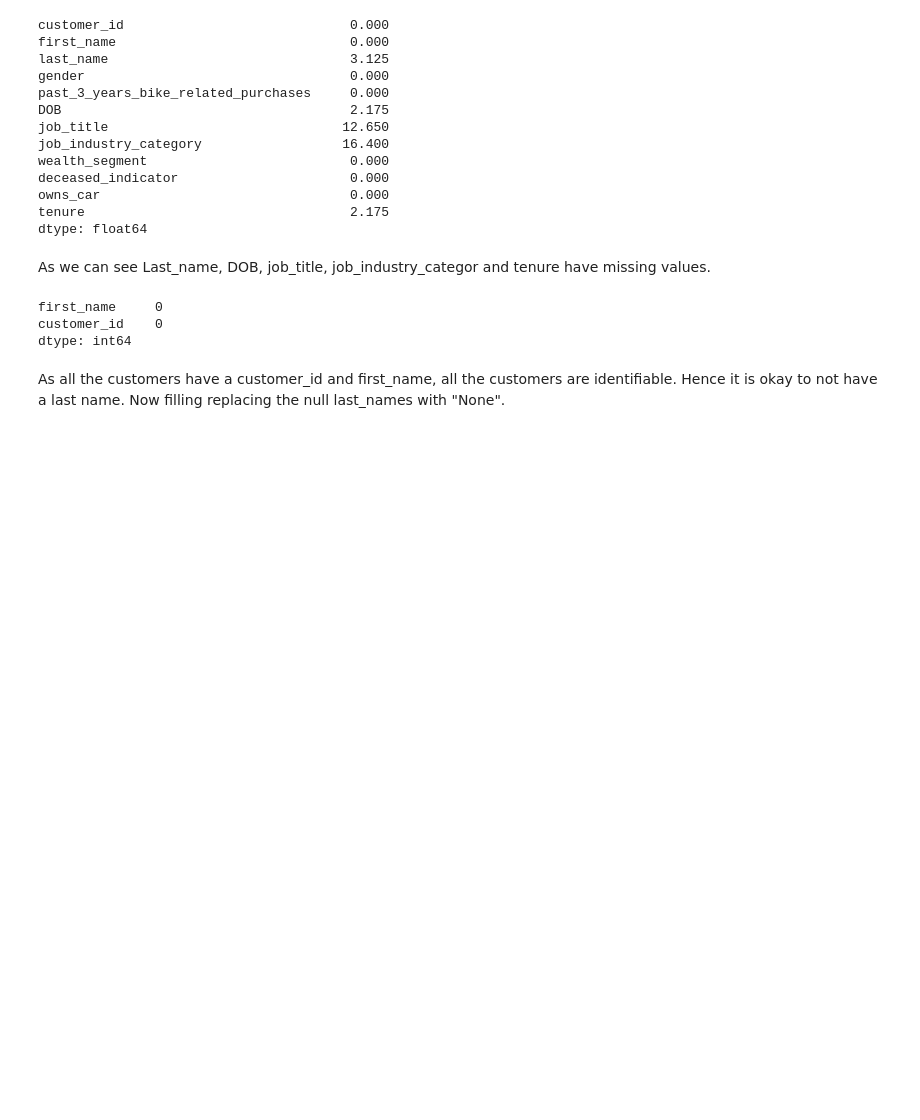
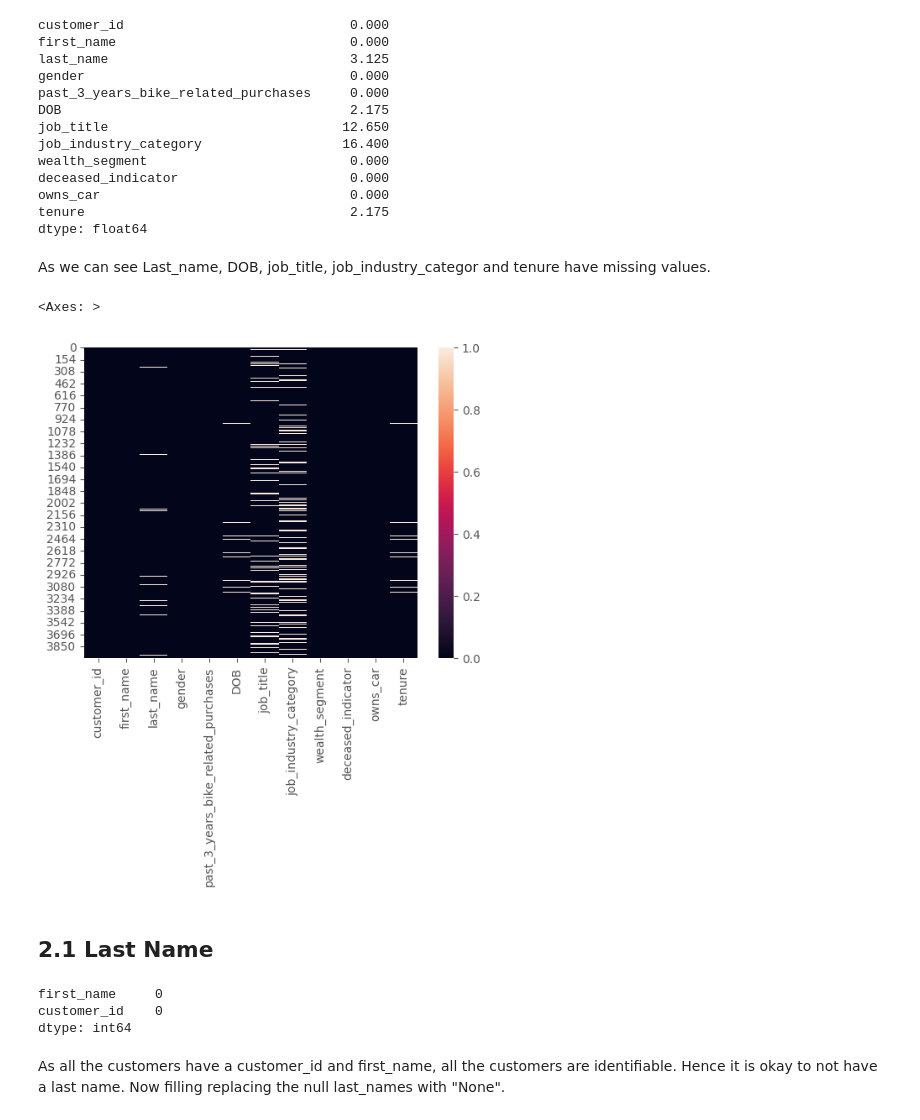
Before and after one commit to AryaChirag/Bicycle-sales, a Jupyter notebook: Data_cleaning_customer_demographic.ipynb, the cells around one changed output. Saved outputs shown, nothing was run; the diff lists cells and outputs as text; code cells hidden in the pictures; blank space fills up the shorter version.

```diff
--- a/Data_cleaning_customer_demographic.ipynb
+++ b/Data_cleaning_customer_demographic.ipynb
@@ -112,4 +161,13 @@ tenure                                  2.175
 dtype: float64
 # %% [markdown]
  As we can see Last_name, DOB, job_title, job_industry_categor and tenure have missing values.
+# %%
+#Missing values using heatmap
+
+sns.heatmap(cust_demo.isnull())
+# %% [output]
+<Axes: >
+[figure, added]
+# %% [markdown]
+## 2.1 Last Name
 # %%
```
Also changed, not shown: parts of 91 cells of this notebook, 33 other files.
